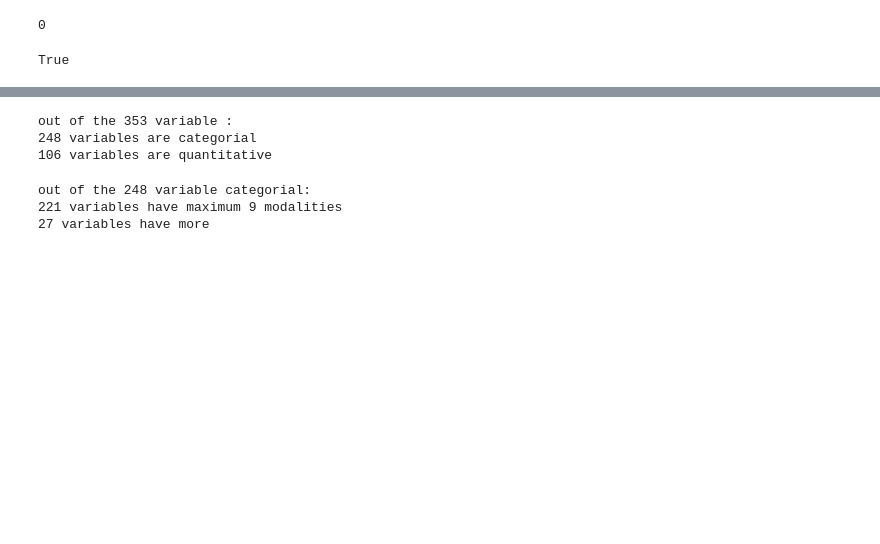
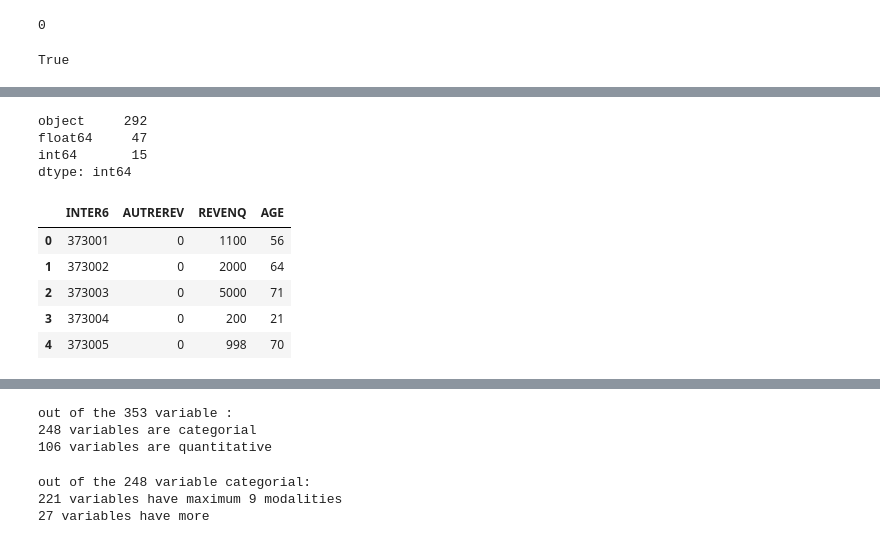
Before and after one commit to Greg131/Felix, a Jupyter notebook: Data_exploration_and_dataset_preparation.ipynb, the cells around one changed output, grey strips where cells are left out. Saved outputs shown, nothing was run; the diff lists cells and outputs as text; code cells hidden in the pictures; blank space fills up the shorter version.

```diff
--- a/Exploration with python.ipynb
+++ b/Data_exploration_and_dataset_preparation.ipynb
@@ -1263,0 +1470,19 @@ True
+# %%
+cdv_dtypes = cdv.dtypes
+cdv_dtypes.value_counts()
+# %% [output]
+object     292
+float64     47
+int64       15
+dtype: int64
+# %%
+int_var = set(cdv_dtypes[cdv_dtypes == 'int64'].index)
+scope = int_var - ( tech_var | com_var | bizz_var)
+cdv.loc[:,scope].dropna().head()
+# %% [output]
+|  | INTER6 | AUTREREV | REVENQ | AGE |
+| 0 | 373001 | 0 | 1100 | 56 |
+| 1 | 373002 | 0 | 2000 | 64 |
+| 2 | 373003 | 0 | 5000 | 71 |
+| 3 | 373004 | 0 | 200 | 21 |
+| 4 | 373005 | 0 | 998 | 70 |
```
Also changed, not shown: parts of 123 cells of this notebook, 3 other files.
